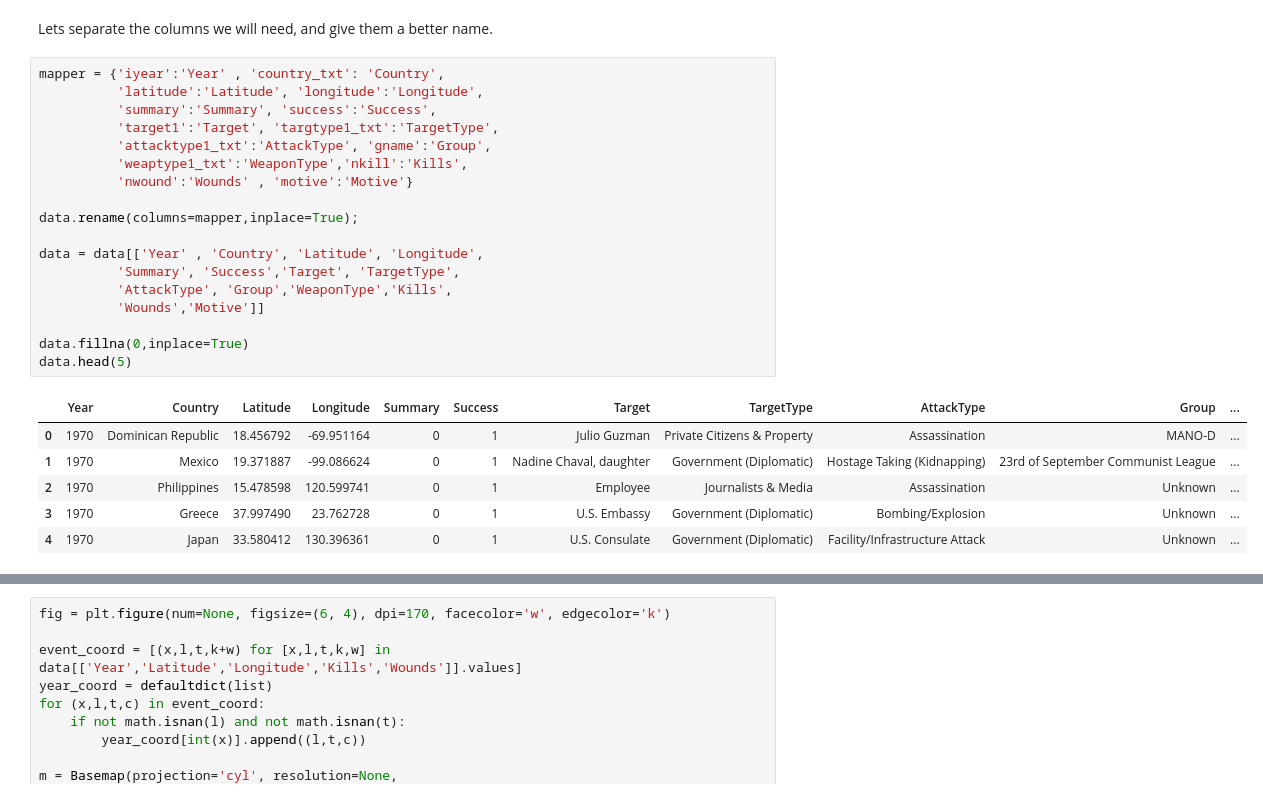
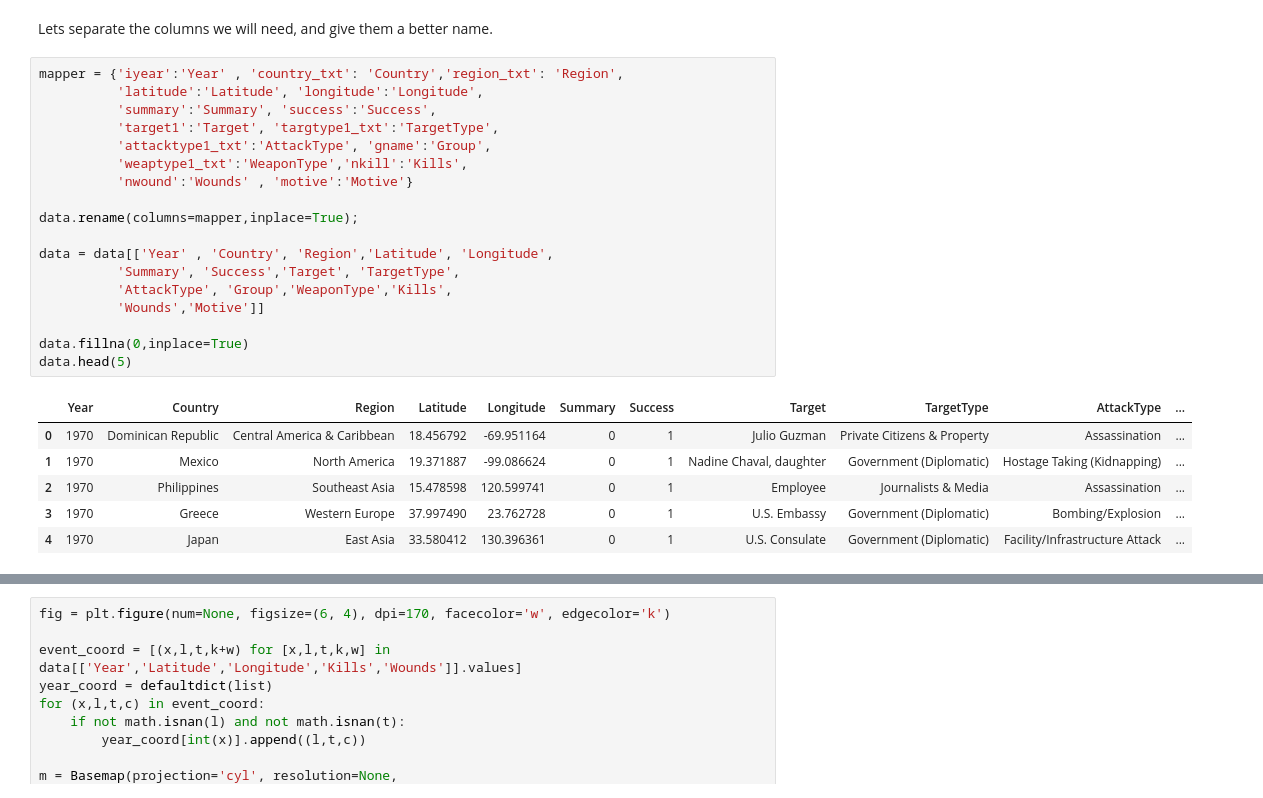
Before and after one commit to matheusfebarbosa/gtdproject, a Jupyter notebook: Global Terrorism - Project.ipynb, the cells around one changed output, grey strips where cells are left out. Saved outputs shown, nothing was run; the diff lists cells and outputs as text.

```diff
--- a/Global Terrorism - Project.ipynb
+++ b/Global Terrorism - Project.ipynb
@@ -37,30 +51,30 @@ data.head(5)
 # %% [markdown]
 Lets separate the columns we will need, and give them a better name.
 # %%
-mapper = {'iyear':'Year' , 'country_txt': 'Country',
+mapper = {'iyear':'Year' , 'country_txt': 'Country','region_txt': 'Region',
           'latitude':'Latitude', 'longitude':'Longitude',
           'summary':'Summary', 'success':'Success',
           'target1':'Target', 'targtype1_txt':'TargetType',
           'attacktype1_txt':'AttackType', 'gname':'Group',
           'weaptype1_txt':'WeaponType','nkill':'Kills',
           'nwound':'Wounds' , 'motive':'Motive'}
 
 data.rename(columns=mapper,inplace=True);
 
-data = data[['Year' , 'Country', 'Latitude', 'Longitude',
+data = data[['Year' , 'Country', 'Region','Latitude', 'Longitude',
           'Summary', 'Success','Target', 'TargetType',
           'AttackType', 'Group','WeaponType','Kills',
           'Wounds','Motive']]
 
 data.fillna(0,inplace=True)
 data.head(5)
 # %% [output]
-|  | Year | Country | Latitude | Longitude | Summary | Success | Target | TargetType | AttackType | Group | ... |
-| 0 | 1970 | Dominican Republic | 18.456792 | -69.951164 | 0 | 1 | Julio Guzman | Private Citizens & Property | Assassination | MANO-D | ... |
-| 1 | 1970 | Mexico | 19.371887 | -99.086624 | 0 | 1 | Nadine Chaval, daughter | Government (Diplomatic) | Hostage Taking (Kidnapping) | 23rd of September Communist League | ... |
-| 2 | 1970 | Philippines | 15.478598 | 120.599741 | 0 | 1 | Employee | Journalists & Media | Assassination | Unknown | ... |
-| 3 | 1970 | Greece | 37.997490 | 23.762728 | 0 | 1 | U.S. Embassy | Government (Diplomatic) | Bombing/Explosion | Unknown | ... |
-| 4 | 1970 | Japan | 33.580412 | 130.396361 | 0 | 1 | U.S. Consulate | Government (Diplomatic) | Facility/Infrastructure Attack | Unknown | ... |
+|  | Year | Country | Region | Latitude | Longitude | Summary | Success | Target | TargetType | AttackType | ... |
+| 0 | 1970 | Dominican Republic | Central America & Caribbean | 18.456792 | -69.951164 | 0 | 1 | Julio Guzman | Private Citizens & Property | Assassination | ... |
+| 1 | 1970 | Mexico | North America | 19.371887 | -99.086624 | 0 | 1 | Nadine Chaval, daughter | Government (Diplomatic) | Hostage Taking (Kidnapping) | ... |
+| 2 | 1970 | Philippines | Southeast Asia | 15.478598 | 120.599741 | 0 | 1 | Employee | Journalists & Media | Assassination | ... |
+| 3 | 1970 | Greece | Western Europe | 37.997490 | 23.762728 | 0 | 1 | U.S. Embassy | Government (Diplomatic) | Bombing/Explosion | ... |
+| 4 | 1970 | Japan | East Asia | 33.580412 | 130.396361 | 0 | 1 | U.S. Consulate | Government (Diplomatic) | Facility/Infrastructure Attack | ... |
 # %%
 descriptions = []
 for description in data["Summary"]:
```
Also changed, not shown: parts of 13 cells of this notebook.
